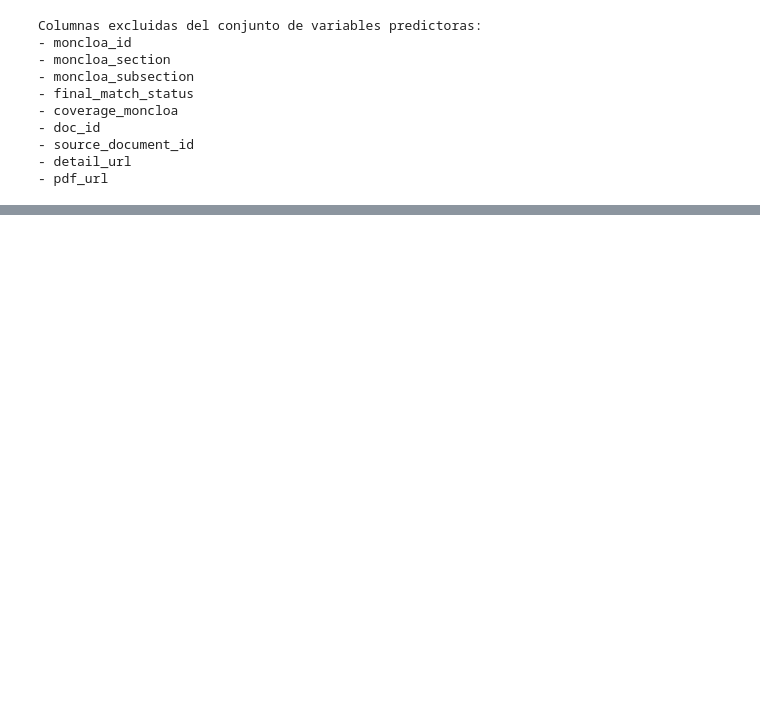
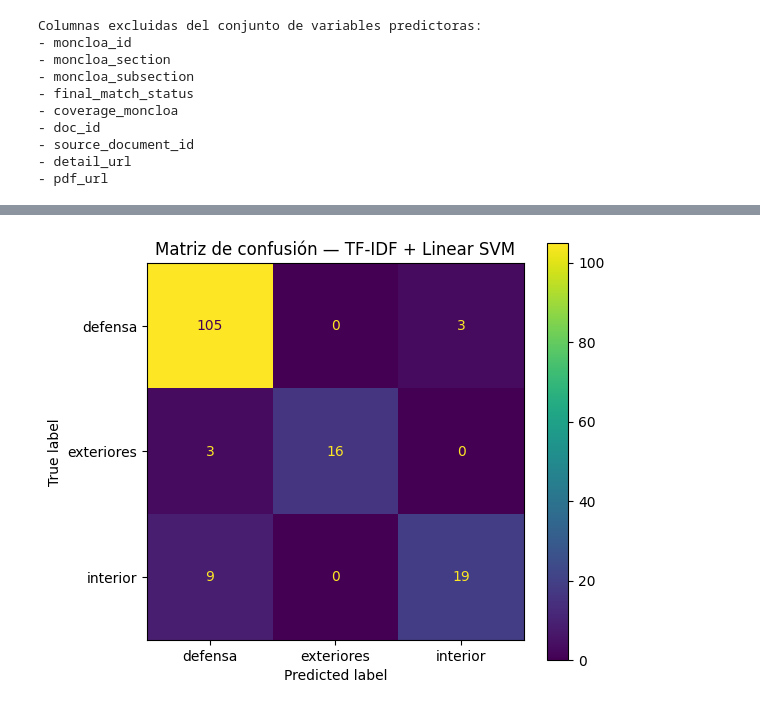
Before and after one commit to dieegordg/Proyecto-Machine-Learning-UNAV---Bayesianos-de-los-Ca-dos, a Jupyter notebook: notebooks/04_caso_uso1_clasificacion_institucional.ipynb, the cells around one changed output, grey strips where cells are left out. Saved outputs shown, nothing was run; the diff lists cells and outputs as text; code cells hidden in the pictures; blank space fills up the shorter version.

Commit message:
Completa caso 1 de clasificación institucional

```diff
--- a/notebooks/04_caso_uso1_clasificacion_institucional.ipynb
+++ b/notebooks/04_caso_uso1_clasificacion_institucional.ipynb
@@ -282,0 +910,86 @@ Los 12 documentos sin etiqueta institucional no se usarán para entrenar ni eval
+# %%
+from pathlib import Path
+import joblib
+
+OUTPUT_TABLES_DIR = PROJECT_ROOT / "outputs" / "tables"
+OUTPUT_FIGURES_DIR = PROJECT_ROOT / "outputs" / "figures"
+OUTPUT_MODELS_DIR = PROJECT_ROOT / "outputs" / "models"
+
+OUTPUT_TABLES_DIR.mkdir(parents=True, exist_ok=True)
+OUTPUT_FIGURES_DIR.mkdir(parents=True, exist_ok=True)
+OUTPUT_MODELS_DIR.mkdir(parents=True, exist_ok=True)
+
+# Tablas principales
+results_comparison.to_csv(
+    OUTPUT_TABLES_DIR / "caso1_clasificacion_model_metrics.csv",
+    index=False
+)
+
+classification_report_df.to_csv(
+    OUTPUT_TABLES_DIR / "caso1_clasificacion_report_best_model.csv"
+)
+
+conf_matrix_df.to_csv(
+    OUTPUT_TABLES_DIR / "caso1_clasificacion_confusion_matrix.csv"
+)
+
+top_terms_by_class.to_csv(
+    OUTPUT_TABLES_DIR / "caso1_clasificacion_top_terms_by_class.csv",
+    index=False
+)
+
+errors_for_review.to_csv(
+    OUTPUT_TABLES_DIR / "caso1_clasificacion_errors_for_review.csv",
+    index=False
+)
+
+unlabeled_predictions.to_csv(
+    OUTPUT_TABLES_DIR / "caso1_clasificacion_unlabeled_predictions.csv",
+    index=False
+)
+
+# Figura de matriz de confusión
+fig, ax = plt.subplots(figsize=(6, 5))
+disp = ConfusionMatrixDisplay(
+    confusion_matrix=conf_matrix,
+    display_labels=labels
+)
+disp.plot(ax=ax, values_format="d")
+ax.set_title(f"Matriz de confusión — {best_model_name}")
+plt.tight_layout()
+
+confusion_matrix_path = OUTPUT_FIGURES_DIR / "caso1_clasificacion_confusion_matrix.png"
+plt.savefig(confusion_matrix_path, dpi=300, bbox_inches="tight")
+plt.show()
+
+# Modelo final entrenado sobre todos los documentos etiquetados
+model_path = OUTPUT_MODELS_DIR / "caso1_clasificacion_best_model.joblib"
+joblib.dump(final_model, model_path)
+
+saved_outputs = pd.DataFrame({
+    "output_type": [
+        "table",
+        "table",
+        "table",
+        "table",
+        "table",
+        "table",
+        "figure",
+        "model",
+    ],
+    "path": [
+        OUTPUT_TABLES_DIR / "caso1_clasificacion_model_metrics.csv",
+        OUTPUT_TABLES_DIR / "caso1_clasificacion_report_best_model.csv",
+        OUTPUT_TABLES_DIR / "caso1_clasificacion_confusion_matrix.csv",
+        OUTPUT_TABLES_DIR / "caso1_clasificacion_top_terms_by_class.csv",
+        OUTPUT_TABLES_DIR / "caso1_clasificacion_errors_for_review.csv",
+        OUTPUT_TABLES_DIR / "caso1_clasificacion_unlabeled_predictions.csv",
+        confusion_matrix_path,
+        model_path,
+    ],
+})
+
+saved_outputs["path"] = saved_outputs["path"].apply(lambda p: str(Path(p).relative_to(PROJECT_ROOT)))
+saved_outputs
+# %% [output]
+[figure, added]
```
Also changed, not shown: parts of 46 cells of this notebook, 7 other files.
